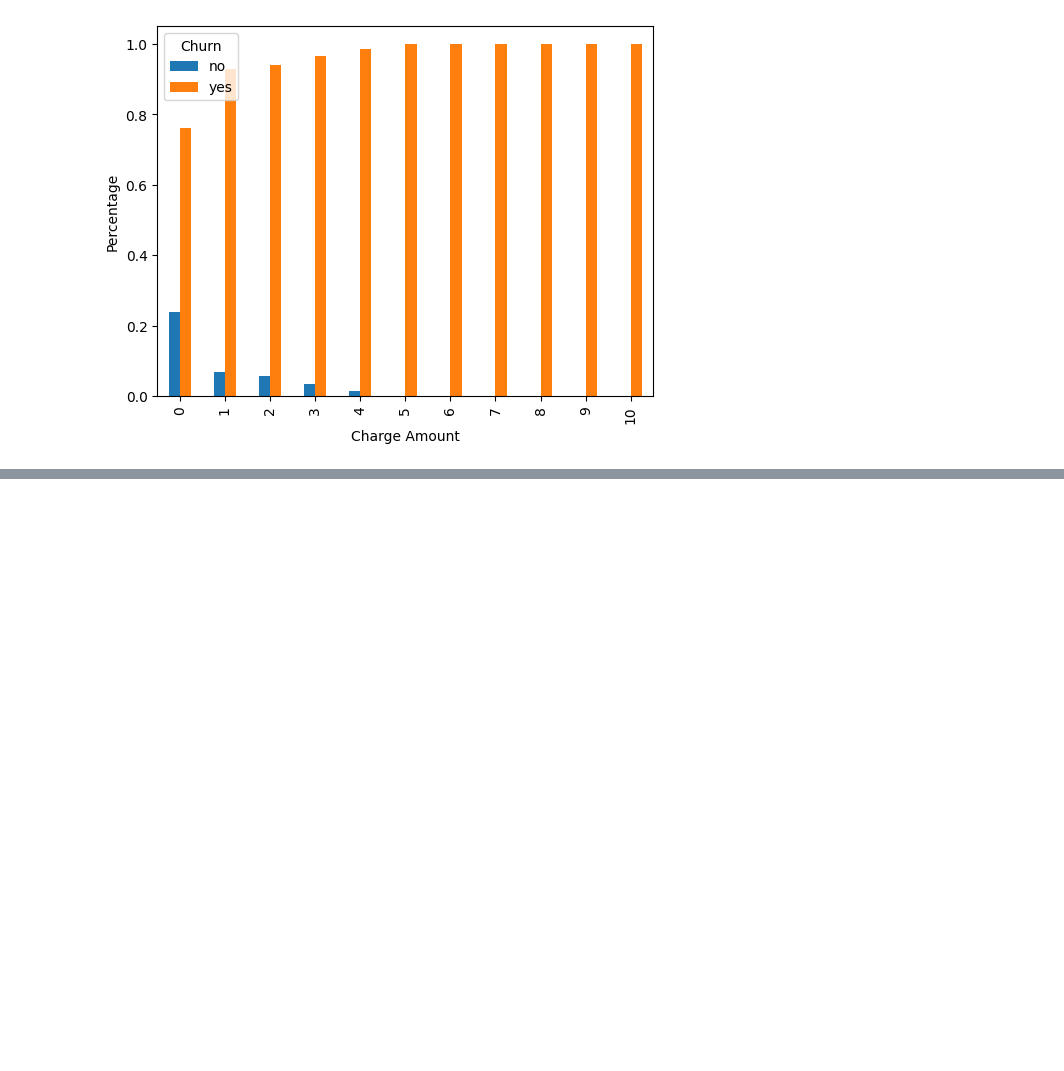
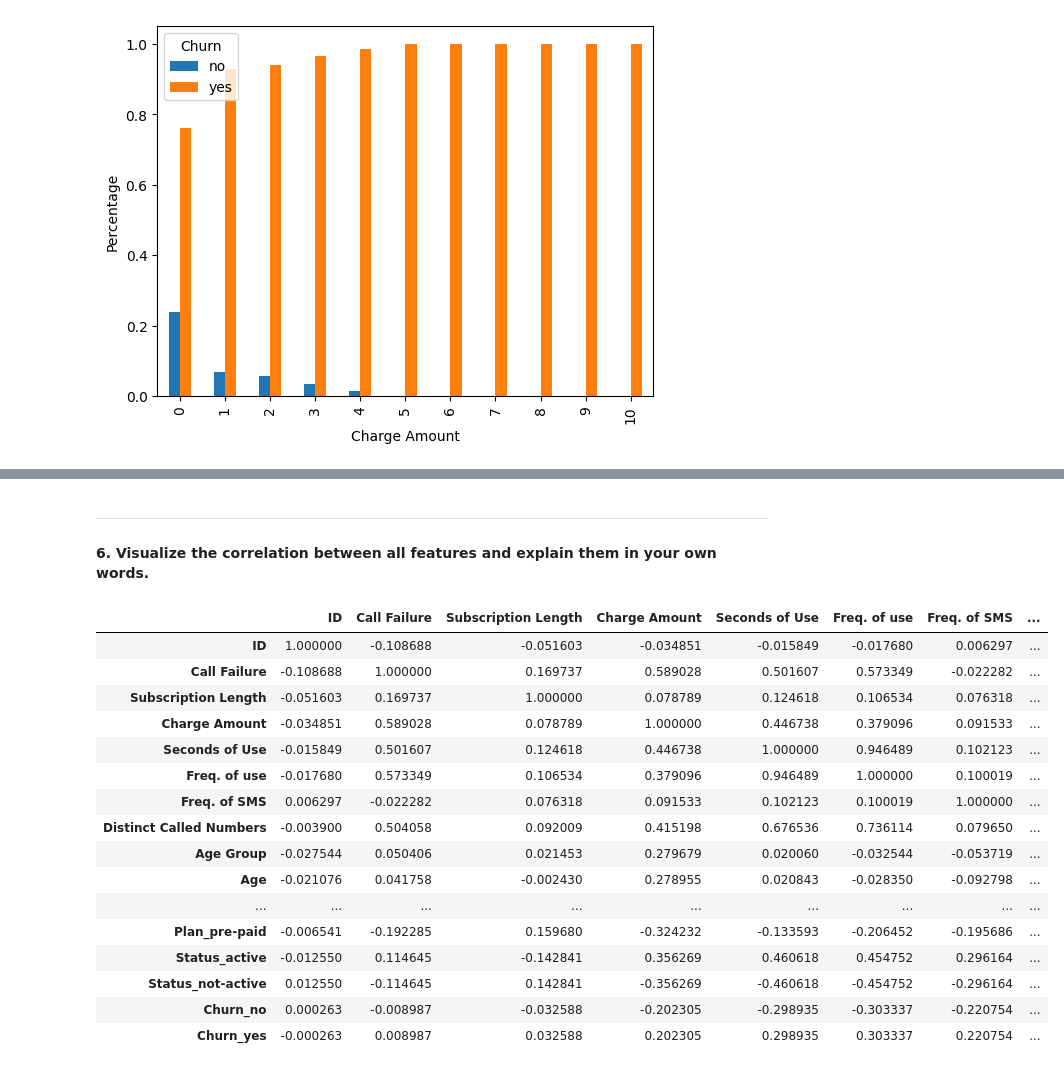
Before and after one commit to MomenBazzar/Customer-Churn, a Jupyter notebook: CustomerChurn.ipynb, the cells around one changed output, grey strips where cells are left out. Cells and saved outputs as stored; diff of their text form; code cells hidden in the pictures; blank space fills up the shorter version.

```diff
--- a/CustomerChurn.ipynb
+++ b/CustomerChurn.ipynb
@@ -90,0 +109,25 @@ Text(0, 0.5, 'Percentage')
+# %% [markdown]
+<hr style="height:5px;">
+<h4> 6. Visualize the correlation between all features and explain them in your own words.
+# %%
+# Convert the non-numeric fields to numeric values to see the correlation
+df_dummies = pd.get_dummies(df, columns=["Complains", "Plan","Status","Churn"])
+df_dummies.corr()
+# %% [output]
+|  | ID | Call Failure | Subscription Length | Charge Amount | Seconds of Use | Freq. of use | Freq. of SMS | ... |
+| ID | 1.000000 | -0.108688 | -0.051603 | -0.034851 | -0.015849 | -0.017680 | 0.006297 | ... |
+| Call Failure | -0.108688 | 1.000000 | 0.169737 | 0.589028 | 0.501607 | 0.573349 | -0.022282 | ... |
+| Subscription Length | -0.051603 | 0.169737 | 1.000000 | 0.078789 | 0.124618 | 0.106534 | 0.076318 | ... |
+| Charge Amount | -0.034851 | 0.589028 | 0.078789 | 1.000000 | 0.446738 | 0.379096 | 0.091533 | ... |
+| Seconds of Use | -0.015849 | 0.501607 | 0.124618 | 0.446738 | 1.000000 | 0.946489 | 0.102123 | ... |
+| Freq. of use | -0.017680 | 0.573349 | 0.106534 | 0.379096 | 0.946489 | 1.000000 | 0.100019 | ... |
+| Freq. of SMS | 0.006297 | -0.022282 | 0.076318 | 0.091533 | 0.102123 | 0.100019 | 1.000000 | ... |
+| Distinct Called Numbers | -0.003900 | 0.504058 | 0.092009 | 0.415198 | 0.676536 | 0.736114 | 0.079650 | ... |
+| Age Group | -0.027544 | 0.050406 | 0.021453 | 0.279679 | 0.020060 | -0.032544 | -0.053719 | ... |
+| Age | -0.021076 | 0.041758 | -0.002430 | 0.278955 | 0.020843 | -0.028350 | -0.092798 | ... |
+| ... | ... | ... | ... | ... | ... | ... | ... | ... |
+| Plan_pre-paid | -0.006541 | -0.192285 | 0.159680 | -0.324232 | -0.133593 | -0.206452 | -0.195686 | ... |
+| Status_active | -0.012550 | 0.114645 | -0.142841 | 0.356269 | 0.460618 | 0.454752 | 0.296164 | ... |
+| Status_not-active | 0.012550 | -0.114645 | 0.142841 | -0.356269 | -0.460618 | -0.454752 | -0.296164 | ... |
+| Churn_no | 0.000263 | -0.008987 | -0.032588 | -0.202305 | -0.298935 | -0.303337 | -0.220754 | ... |
+| Churn_yes | -0.000263 | 0.008987 | 0.032588 | 0.202305 | 0.298935 | 0.303337 | 0.220754 | ... |
```
Also changed, not shown: parts of 17 cells of this notebook.
